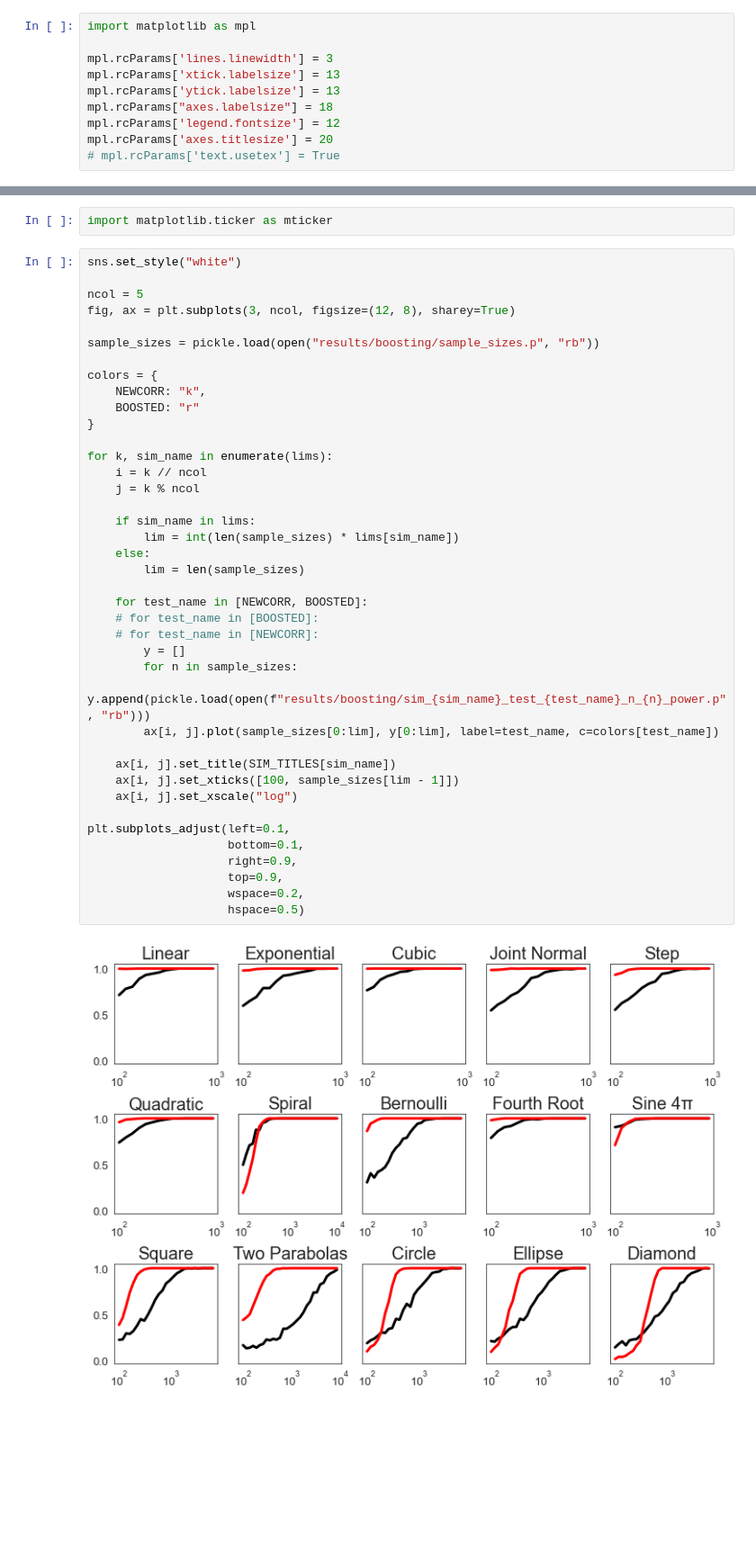
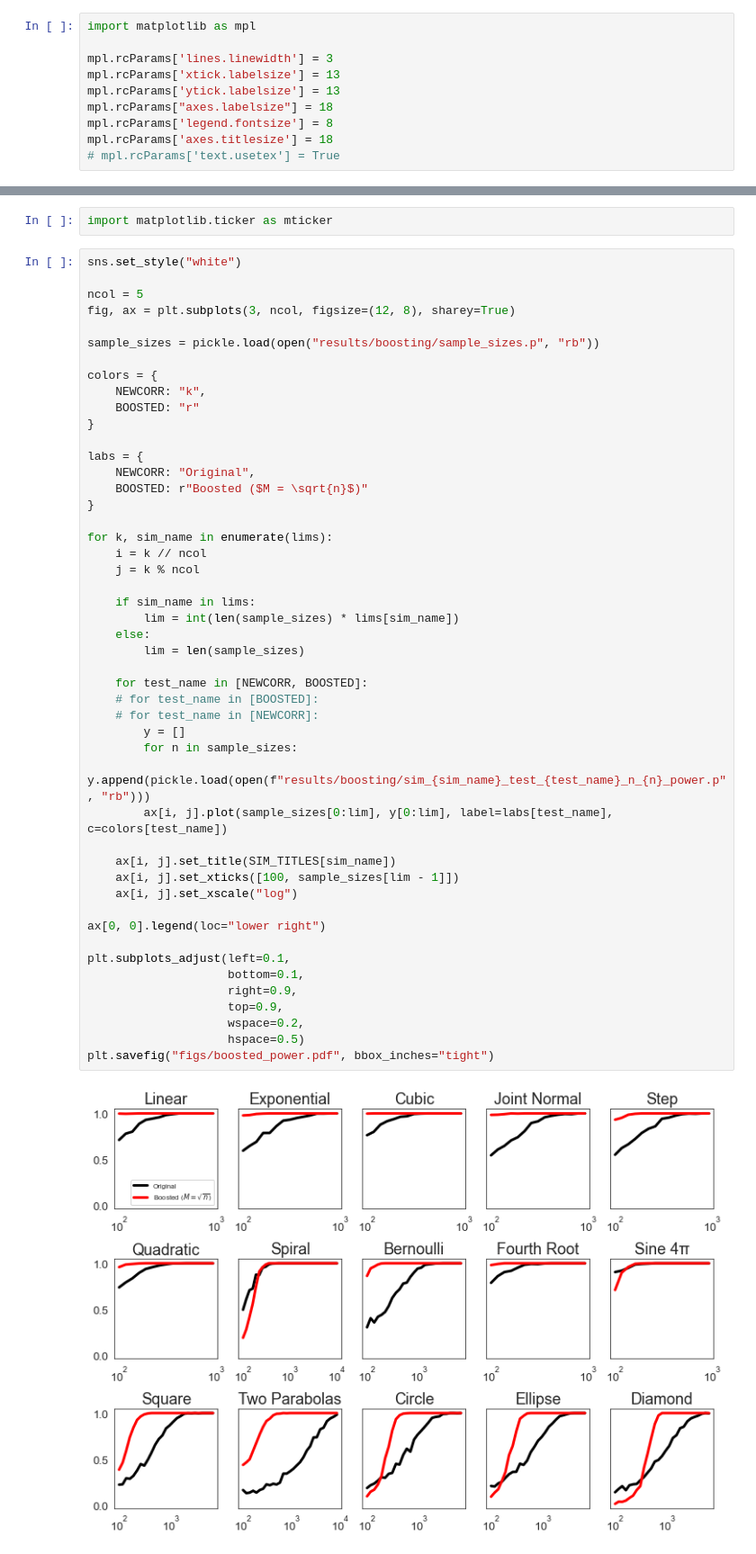
Before and after one commit to ronakdm/prelim, a Jupyter notebook: simulations.ipynb, the cells around one changed output, grey strips where cells are left out. Shown at 90% size. Cells and saved outputs as stored; diff of their text form; blank space fills up the shorter version.

Commit message:
Power boosted simulation.

```diff
--- a/simulations.ipynb
+++ b/simulations.ipynb
@@ -14,8 +14,8 @@ mpl.rcParams['lines.linewidth'] = 3
 mpl.rcParams['xtick.labelsize'] = 13
 mpl.rcParams['ytick.labelsize'] = 13
 mpl.rcParams["axes.labelsize"] = 18
-mpl.rcParams['legend.fontsize'] = 12
-mpl.rcParams['axes.titlesize'] = 20
+mpl.rcParams['legend.fontsize'] = 8
+mpl.rcParams['axes.titlesize'] = 18
 # mpl.rcParams['text.usetex'] = True
 # %%
 sim_keys = list(SIMULATIONS.keys())[0:-2]
@@ -94,34 +94,42 @@ sample_sizes = pickle.load(open("results/boosting/sample_sizes.p", "rb"))
 colors = {
     NEWCORR: "k",
     BOOSTED: "r"
+}
+
+labs = {
+    NEWCORR: "Original",
+    BOOSTED: r"Boosted ($M = \sqrt{n}$)"
 }
 
 for k, sim_name in enumerate(lims):
     i = k // ncol
     j = k % ncol
 
     if sim_name in lims:
         lim = int(len(sample_sizes) * lims[sim_name])
     else:
         lim = len(sample_sizes)
 
     for test_name in [NEWCORR, BOOSTED]:
     # for test_name in [BOOSTED]:
     # for test_name in [NEWCORR]:
         y = []
         for n in sample_sizes:
             y.append(pickle.load(open(f"results/boosting/sim_{sim_name}_test_{test_name}_n_{n}_power.p", "rb")))
-        ax[i, j].plot(sample_sizes[0:lim], y[0:lim], label=test_name, c=colors[test_name])
+        ax[i, j].plot(sample_sizes[0:lim], y[0:lim], label=labs[test_name], c=colors[test_name])
 
     ax[i, j].set_title(SIM_TITLES[sim_name])
     ax[i, j].set_xticks([100, sample_sizes[lim - 1]])
     ax[i, j].set_xscale("log")
+
+ax[0, 0].legend(loc="lower right")
 
 plt.subplots_adjust(left=0.1,
                     bottom=0.1,
                     right=0.9,
                     top=0.9,
                     wspace=0.2,
                     hspace=0.5)
+plt.savefig("figs/boosted_power.pdf", bbox_inches="tight")
 # %% [output]
-[figure, old version]
+[figure, new version]
```
Also changed, not shown: 1 other file.
